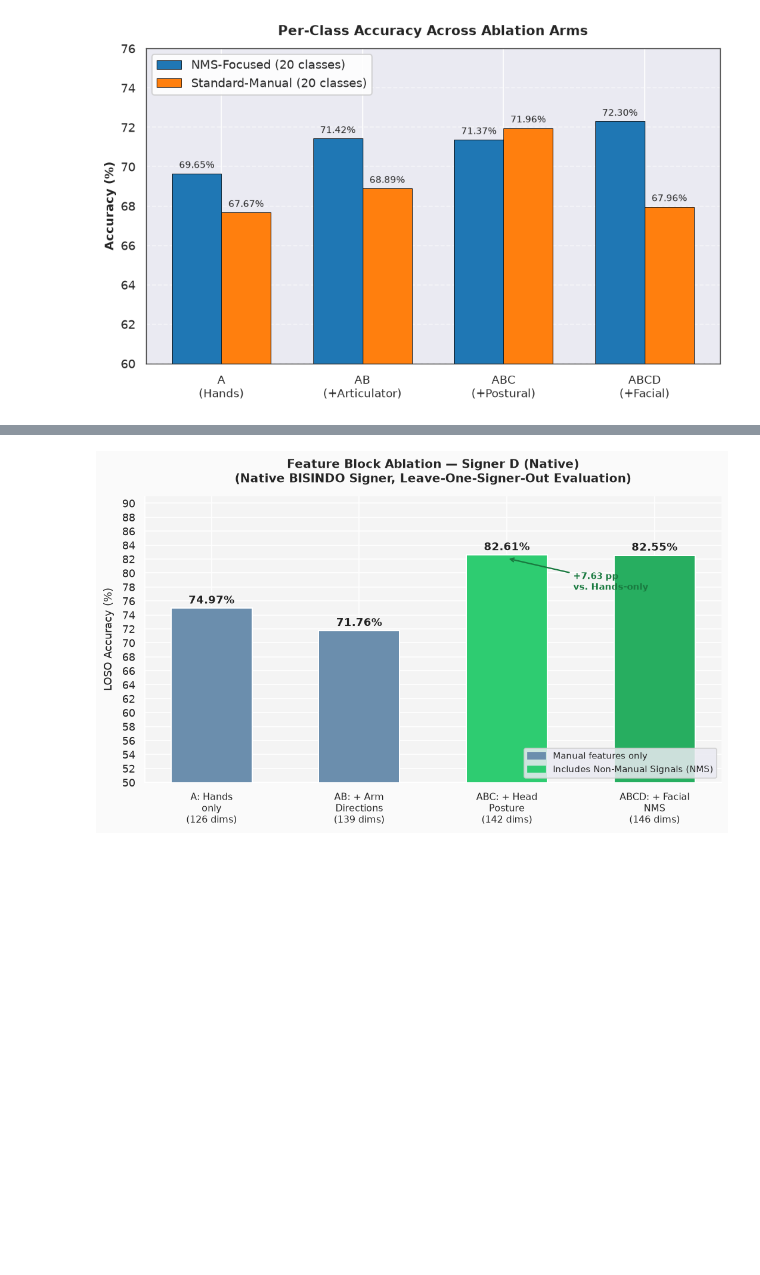
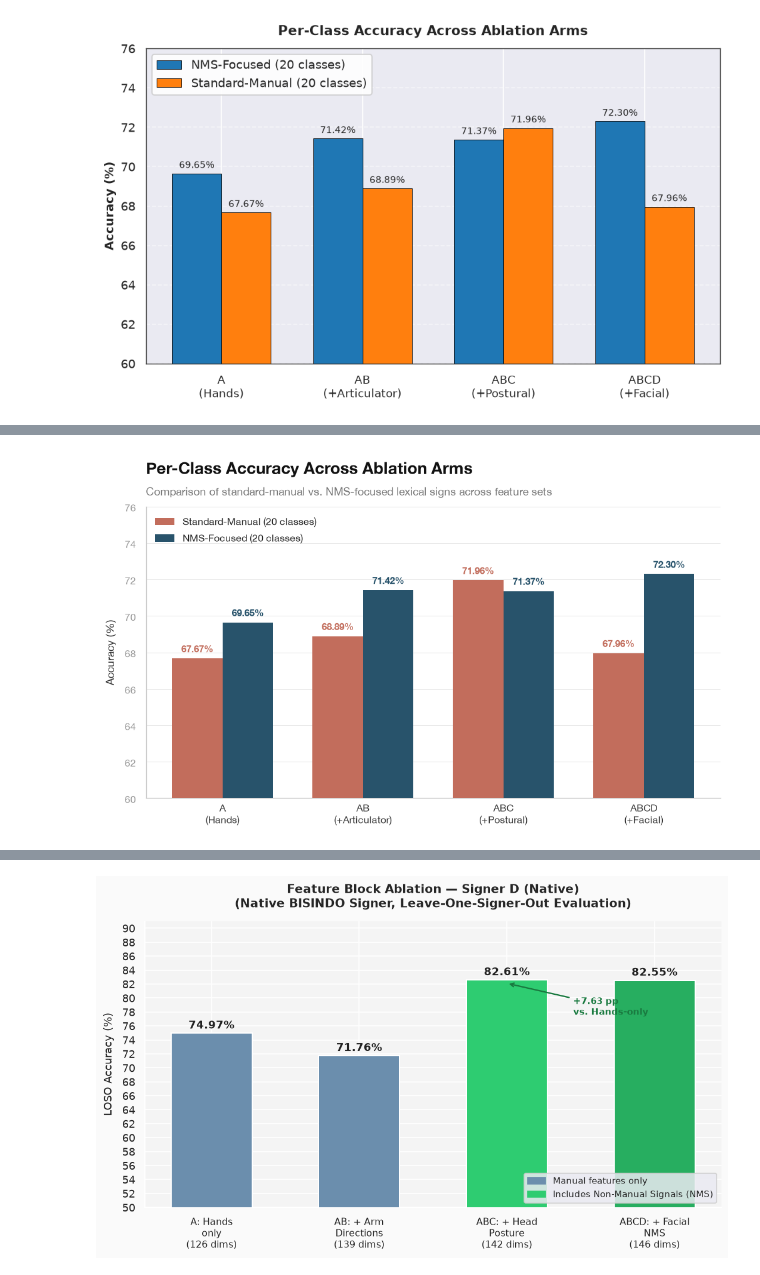
Before and after one commit to AnangAyman/Signlingo_V2, a Jupyter notebook: training/run_ablation.ipynb, the cells around one changed output, grey strips where cells are left out. Cells and saved outputs as stored; diff of their text form; code cells hidden in the pictures; blank space fills up the shorter version.

```diff
--- a/training/run_ablation.ipynb
+++ b/training/run_ablation.ipynb
@@ -39,7 +39,7 @@ from sklearn.metrics import (accuracy_score, precision_score, recall_score,
                              f1_score, log_loss, confusion_matrix)
 
 sns.set_theme(style="darkgrid", palette="muted")
-plt.rcParams.update({"figure.dpi": 200, "font.family": "sans-serif", "font.sans-serif": ["Helvetica Neue", "Arial", "DejaVu Sans"]})
+plt.rcParams.update({"figure.dpi": 120, "font.family": "DejaVu Sans"})
 # %%
 # ============================================================
 # 0 -- Config
@@ -725,0 +603,75 @@ ValueError: too many values to unpack (expected 2)
+# %%
+import matplotlib.pyplot as plt
+import numpy as np
+
+# Premium figure styling
+plt.rcParams['font.family'] = 'sans-serif'
+plt.rcParams['font.sans-serif'] = ['Helvetica Neue', 'Arial', 'DejaVu Sans']
+
+# Data from pre-registered evaluation
+arms = ['A\n(Hands)', 'AB\n(+Articulator)', 'ABC\n(+Postural)', 'ABCD\n(+Facial)']
+nms_acc = [69.65, 71.42, 71.37, 72.30]
+manual_acc = [67.67, 68.89, 71.96, 67.96]
+
+# Single-panel plot
+fig, ax = plt.subplots(figsize=(8.5, 5.2))
+fig.patch.set_facecolor('white')
+ax.set_facecolor('white')
+
+x = np.arange(len(arms))
+width = 0.36
+
+# Left: Standard-Manual (Orange #c26d5c)
+rects1 = ax.bar(x - width/2, manual_acc, width, label='Standard-Manual (20 classes)',
+                color='#c26d5c', edgecolor='none', zorder=3)
+
+# Right: NMS-Focused (Blue #28536b)
+rects2 = ax.bar(x + width/2, nms_acc, width, label='NMS-Focused (20 classes)',
+                color='#28536b', edgecolor='none', zorder=3)
+
+# Clear size hierarchy: Bold 15-16pt title, 10-11pt gray subtitle
+ax.text(0.0, 1.10, 'Per-Class Accuracy Across Ablation Arms',
+        transform=ax.transAxes, fontsize=15.5, fontweight='bold', color='#111111', va='bottom')
+ax.text(0.0, 1.03, 'Comparison of standard-manual vs. NMS-focused lexical signs across feature sets',
+        transform=ax.transAxes, fontsize=10.5, color='#777777', va='bottom')
+
+# Horizontal gridlines only (#e6e6e6, linewidth 0.6, axisbelow=True)
+ax.grid(axis='y', color='#e6e6e6', linewidth=0.6, zorder=1)
+ax.set_axisbelow(True)
+
+# Spines: top and right removed
+ax.spines['top'].set_visible(False)
+ax.spines['right'].set_visible(False)
+ax.spines['left'].set_color('#cccccc')
+ax.spines['bottom'].set_color('#cccccc')
+
+# Axes labels & ticks
+ax.set_ylabel('Accuracy (%)', fontsize=10.5, color='#333333', labelpad=8)
+ax.set_xticks(x)
+ax.set_xticklabels(arms, fontsize=9.5, color='#333333')
+ax.tick_params(axis='y', labelsize=9.5, labelcolor='#999999')
+ax.tick_params(axis='x', length=0)
+ax.set_ylim(60, 76)
+
+# Unboxed legend in clean corner
+ax.legend(frameon=False, loc='upper left', fontsize=9.5)
+
+# Add numeric labels matching each series' color
+def autolabel(rects, color):
+    for rect in rects:
+        height = rect.get_height()
+        ax.annotate(f'{height:.2f}%',
+                    xy=(rect.get_x() + rect.get_width() / 2, height),
+                    xytext=(0, 4),
+                    textcoords='offset points',
+                    ha='center', va='bottom', fontsize=9, fontweight='bold', color=color)
+
+autolabel(rects1, '#c26d5c')  # Orange for Standard-Manual (Left)
+autolabel(rects2, '#28536b')  # Blue for NMS-Focused (Right)
+
+plt.tight_layout()
+plt.savefig('ablation_nms_vs_manual.png', dpi=200, bbox_inches='tight')
+plt.savefig('ablation_nms_vs_manual.pdf', bbox_inches='tight')
+plt.show()
+# %% [output]
+[figure, added]
```
Also changed, not shown: parts of 10 cells of this notebook, 2 other files.
